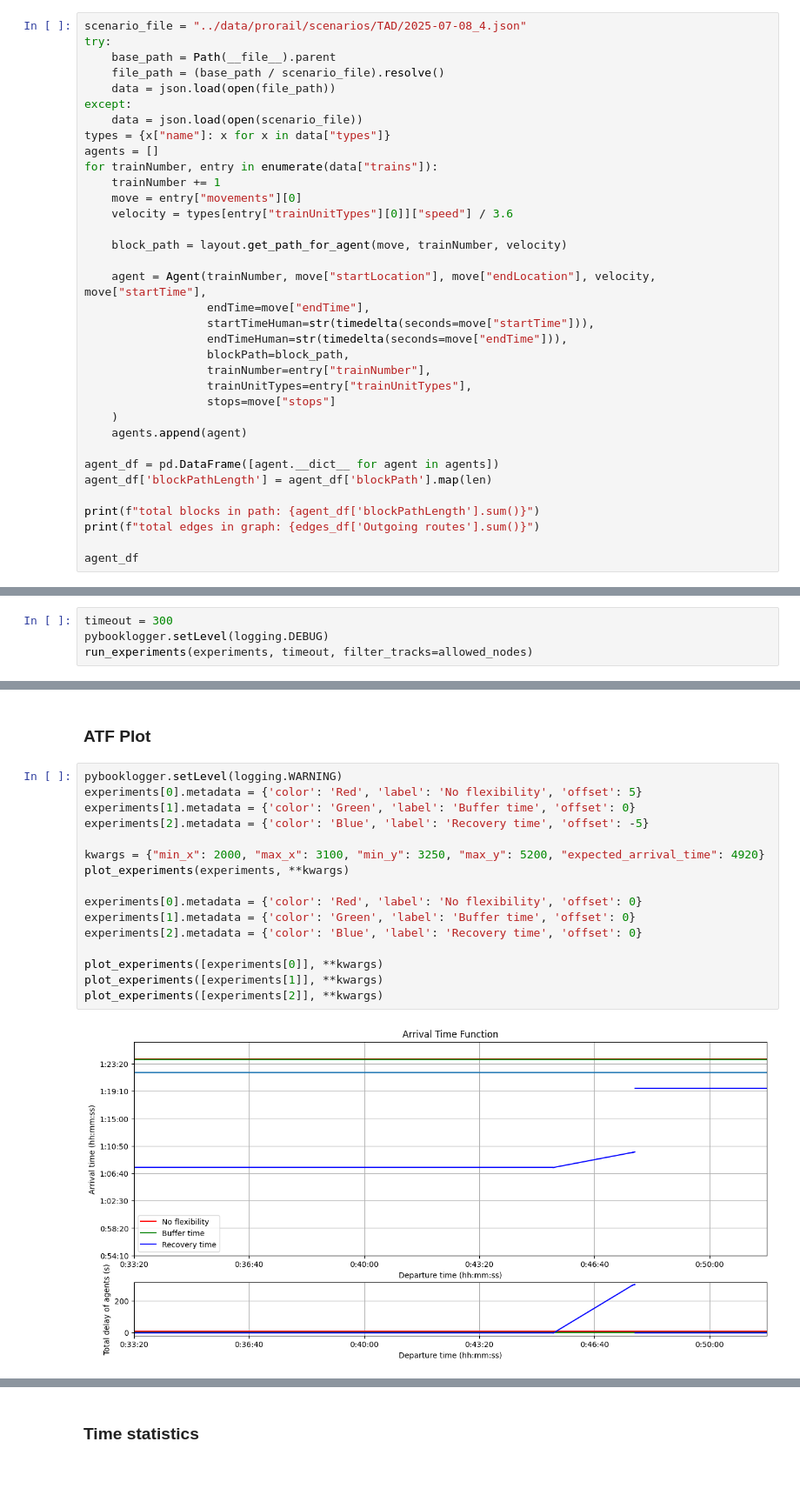
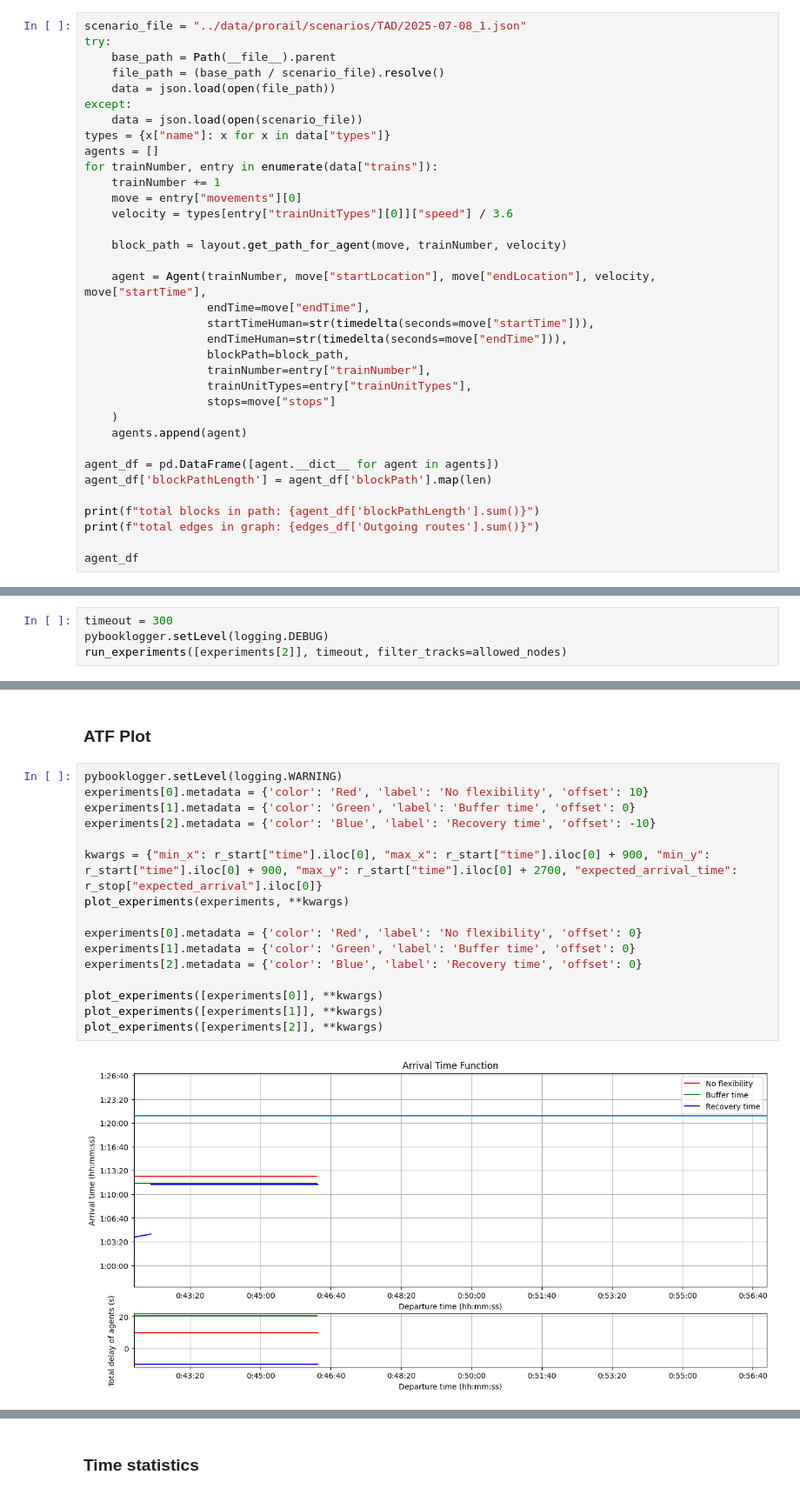
Before and after one commit to GoodGuyMe/delay-replanning-slack, a Jupyter notebook: experiments/tad.ipynb, the cells around one changed output, grey strips where cells are left out. Shown at 87% size. Saved outputs shown, nothing was run; the diff lists cells and outputs as text.

```diff
--- a/experiments/tad.ipynb
+++ b/experiments/tad.ipynb
@@ -46,7 +46,7 @@ plt.show()
 # Experiment Runtime
 Take a route of an agent with many stops, and run from start to every stop as an experiment
 # %%
-scenario_file = "../data/prorail/scenarios/TAD/2025-07-08_4.json"
+scenario_file = "../data/prorail/scenarios/TAD/2025-07-08_1.json"
 try:
     base_path = Path(__file__).parent
     file_path = (base_path / scenario_file).resolve()
@@ -222,6 +226,6 @@ for exp in experiments:
 # %%
 timeout = 300
 pybooklogger.setLevel(logging.DEBUG)
-run_experiments(experiments, timeout, filter_tracks=allowed_nodes)
+run_experiments([experiments[2]], timeout, filter_tracks=allowed_nodes)
 # %% [output]
 DEBUG:pybook.setup:Running: ../search/buildDir/atsipp.exe --start r-Gv|244 --goal r-Asdzo|764 --edgegraph output --search repeat --startTime 2520.0
@@ -245,19 +239,19 @@ DEBUG:pybook.setup:results of <setup.Experiment object at 0x...>: ({'Nodes gener
 ### ATF Plot
 # %%
 pybooklogger.setLevel(logging.WARNING)
-experiments[0].metadata = {'color': 'Red', 'label': 'No flexibility', 'offset': 5}
+experiments[0].metadata = {'color': 'Red', 'label': 'No flexibility', 'offset': 10}
 experiments[1].metadata = {'color': 'Green', 'label': 'Buffer time', 'offset': 0}
-experiments[2].metadata = {'color': 'Blue', 'label': 'Recovery time', 'offset': -5}
+experiments[2].metadata = {'color': 'Blue', 'label': 'Recovery time', 'offset': -10}
 
-kwargs = {"min_x": 2000, "max_x": 3100, "min_y": 3250, "max_y": 5200, "expected_arrival_time": 4920}
+kwargs = {"min_x": r_start["time"].iloc[0], "max_x": r_start["time"].iloc[0] + 900, "min_y": r_start["time"].iloc[0] + 900, "max_y": r_start["time"].iloc[0] + 2700, "expected_arrival_time": r_stop["expected_arrival"].iloc[0]}
 plot_experiments(experiments, **kwargs)
 
 experiments[0].metadata = {'color': 'Red', 'label': 'No flexibility', 'offset': 0}
 experiments[1].metadata = {'color': 'Green', 'label': 'Buffer time', 'offset': 0}
 experiments[2].metadata = {'color': 'Blue', 'label': 'Recovery time', 'offset': 0}
 
 plot_experiments([experiments[0]], **kwargs)
 plot_experiments([experiments[1]], **kwargs)
 plot_experiments([experiments[2]], **kwargs)
 # %% [output]
-[figure, old version]
+[figure, new version]
```
Also changed, not shown: parts of 11 cells of this notebook, 16 other files.
